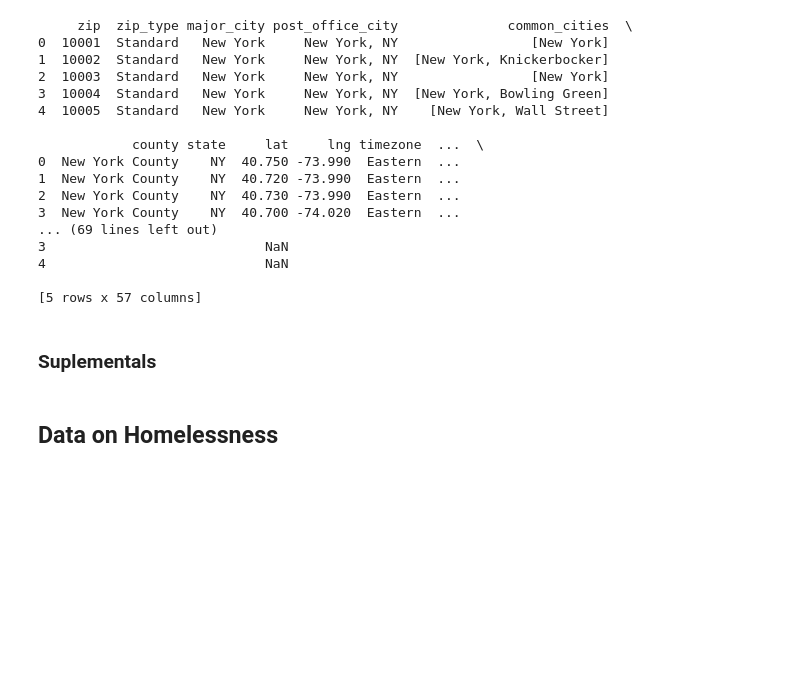
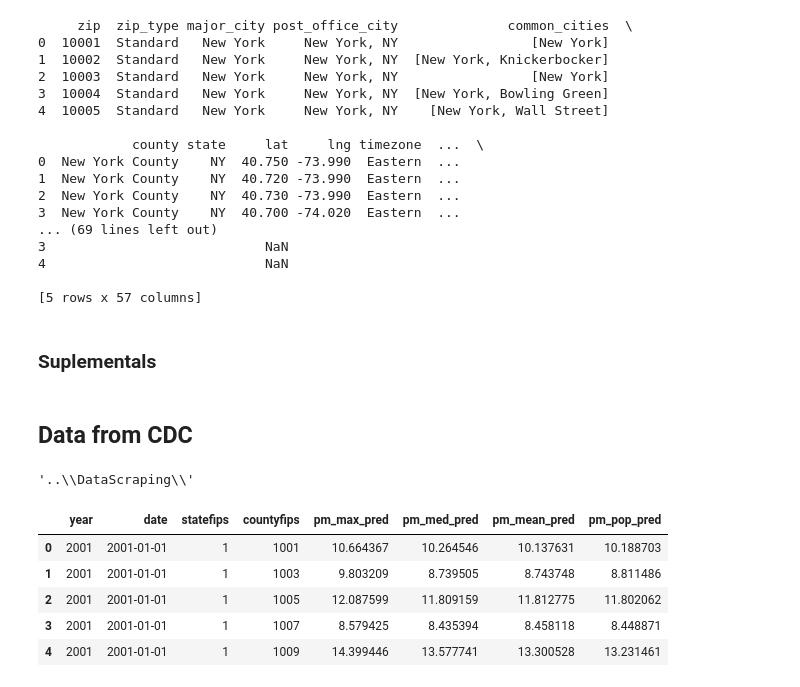
Before and after one commit to grykah/projects, a Jupyter notebook: DataScraping/ScrapingData.ipynb, the cells around one changed output. Cells and saved outputs as stored; diff of their text form; code cells hidden in the pictures; blank space fills up the shorter version.

```diff
--- a/DataScraping/ScrapingData.ipynb
+++ b/DataScraping/ScrapingData.ipynb
@@ -307,6 +307,24 @@ states = ['Alabama', 'Alaska', 'American Samoa', Arizona, Arkansas, California,
           Tennessee, Texas, Utah, Vermont, 'Virgin Islands', Virginia, Washington, 'West Virginia',
           Wisconsin, Wyoming]
 # %% [markdown]
-## Data on Homelessness
+## Data from CDC
 # %%
 import pandas as pd
+# %%
+import os
+PROJ_ROOT = os.path.join(os.pardir)
+#print(os.path.abspath(PROJ_ROOT))
+save_path = os.path.join(PROJ_ROOT, 'DataScraping\\')
+save_path
+# %% [output]
+'..\\DataScraping\\'
+# %%
+daily_county_level_concentrations = pd.read_json('https://data.cdc.gov/resource/qjju-smys.json')
+daily_county_level_concentrations.head()
+# %% [output]
+|  | year | date | statefips | countyfips | pm_max_pred | pm_med_pred | pm_mean_pred | pm_pop_pred |
+| 0 | 2001 | 2001-01-01 | 1 | 1001 | 10.664367 | 10.264546 | 10.137631 | 10.188703 |
+| 1 | 2001 | 2001-01-01 | 1 | 1003 | 9.803209 | 8.739505 | 8.743748 | 8.811486 |
+| 2 | 2001 | 2001-01-01 | 1 | 1005 | 12.087599 | 11.809159 | 11.812775 | 11.802062 |
+| 3 | 2001 | 2001-01-01 | 1 | 1007 | 8.579425 | 8.435394 | 8.458118 | 8.448871 |
+| 4 | 2001 | 2001-01-01 | 1 | 1009 | 14.399446 | 13.577741 | 13.300528 | 13.231461 |
```
Also changed, not shown: parts of 5 cells of this notebook, 4 other files.
